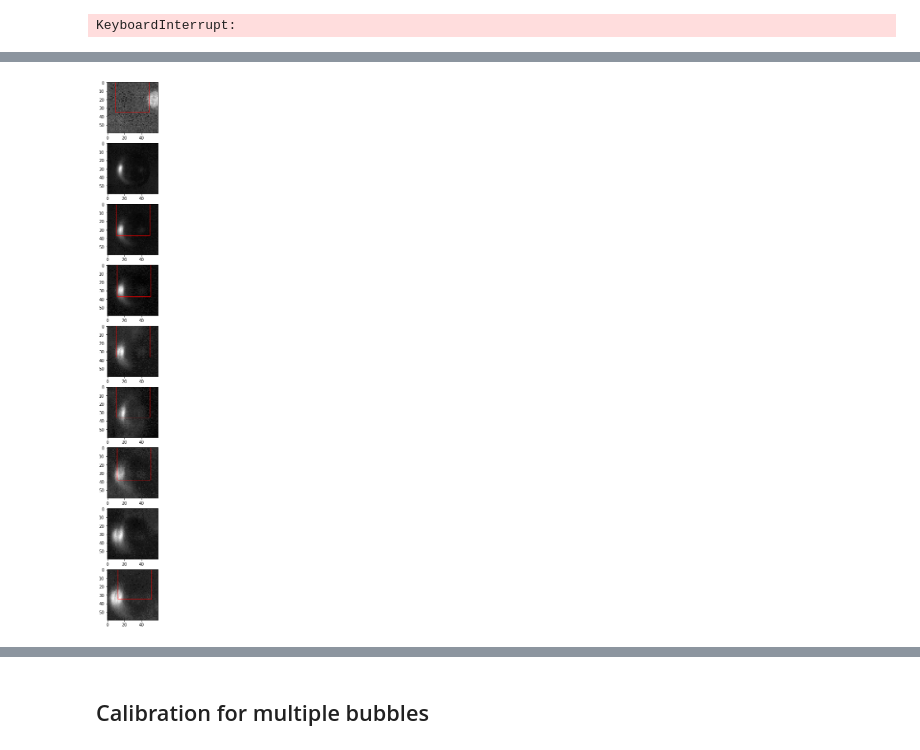
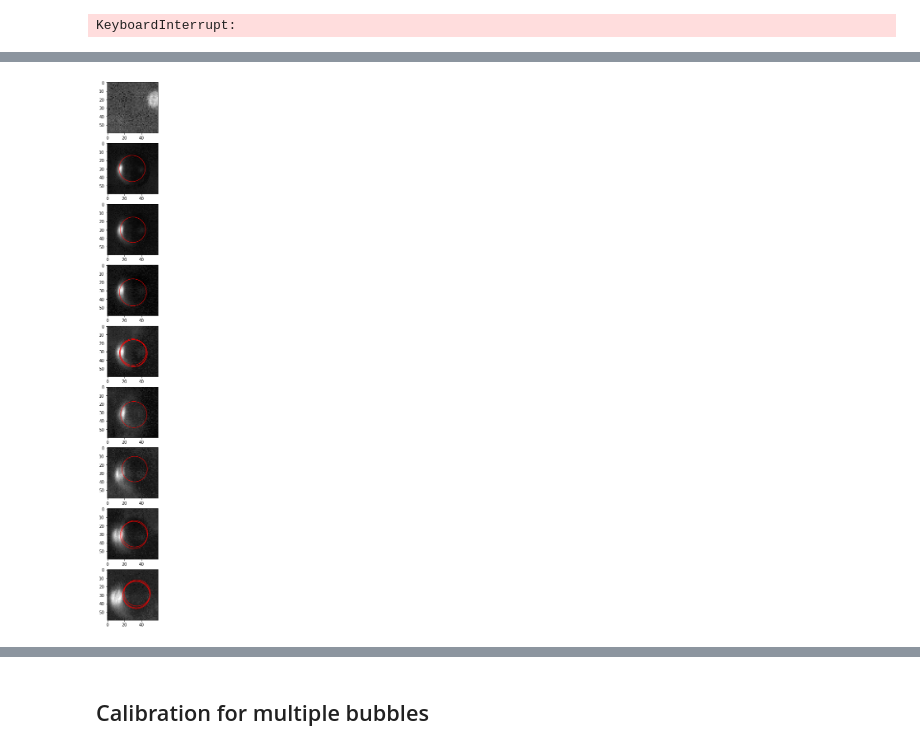
Before and after one commit to zazizizou/gradient_ansatz, a Jupyter notebook: radius_calibration.ipynb, the cells around one changed output, grey strips where cells are left out. Saved outputs shown, nothing was run; the diff lists cells and outputs as text; code cells hidden in the pictures.

```diff
--- a/radius_calibration.ipynb
+++ b/radius_calibration.ipynb
@@ -440,0 +495,2 @@ img1 = sub_images[2]
+# %%
+img1 = sub_images[3]
@@ -440,0 +502,9 @@ img1 = sub_images[2]
+# %%
+pred_lb = detec_bubble(img1,
+                       calib_radius_func=lambda x: x,
+                       threshold_abs=50,
+                       min_distance = 10,
+                       classifier="cnn",
+                       output_shape="Circle",
+                       signal_len=40,
+                       flip_signal=True)
@@ -469,7 +541,7 @@ print([pr.width/2 for pr in pred_lb])
 # %%
 radii = []
 sub_images = []
-res_rectangles = []
+
 for tr in tracks:
     for i in range(len(tr)-1):
         marker = tr[i]
@@ -484,15 +556,5 @@ for tr in tracks:
                                        window_size=60,
                                        pad_mode="constant")
             sub_images.append(subimg)
-            pred_lb = detec_bubble(subimg,
-                       calib_radius_func=lambda x: x,
-                       threshold_abs=50,
-                       min_distance = 10,
-                       classifier="cnn",
-                       output_shape="Rectangle",
-                       signal_len=10,
-                       signal_inverted=True)
-            print([pr.width/2 for pr in pred_lb])
-            res_rectangles += pred_lb
 # %% [output]
 marker.frame: 0
@@ -515,0 +569,16 @@ marker.frame: 8
+# %%
+res_circles = [0] * len(sub_images)
+for idx, subimg in enumerate(sub_images):
+    print("## new bubble ##")
+    pred_lb = detec_bubble(subimg,
+               calib_radius_func=lambda x: x,
+               threshold_abs=40,
+               min_distance = 10,
+               classifier="bubble_forever",
+               output_shape="Circle",
+               signal_len=40,
+               flip_signal=True,
+               verbose=True)
+    print("------------------------------------------ pred_lb: ",
+          [pr.radius for pr in pred_lb])
+    res_circles[idx] = pred_lb
@@ -516,9 +603,10 @@ marker.frame: 8
 # %%
 fig, ax = plt.subplots(len(sub_images),1)
 fig.set_figheight(24)
 for idx, subim in enumerate(sub_images):
     ax[idx].imshow(subim,'gray')
-    rec = res_rectangles[idx]
-    ax[idx].add_patch(plt.Rectangle((rec.ymin, rec.xmin), rec.width, rec.height, fill=False, color="red"))
+    circ_list = res_circles[idx]
+    for circ in circ_list:
+        ax[idx].add_patch(plt.Circle((circ.y, circ.x), circ.radius, fill=False, color="red"))
 # %% [output]
-[figure, old version]
+[figure, new version]
```
Also changed, not shown: parts of 54 cells of this notebook, 6 other files.
